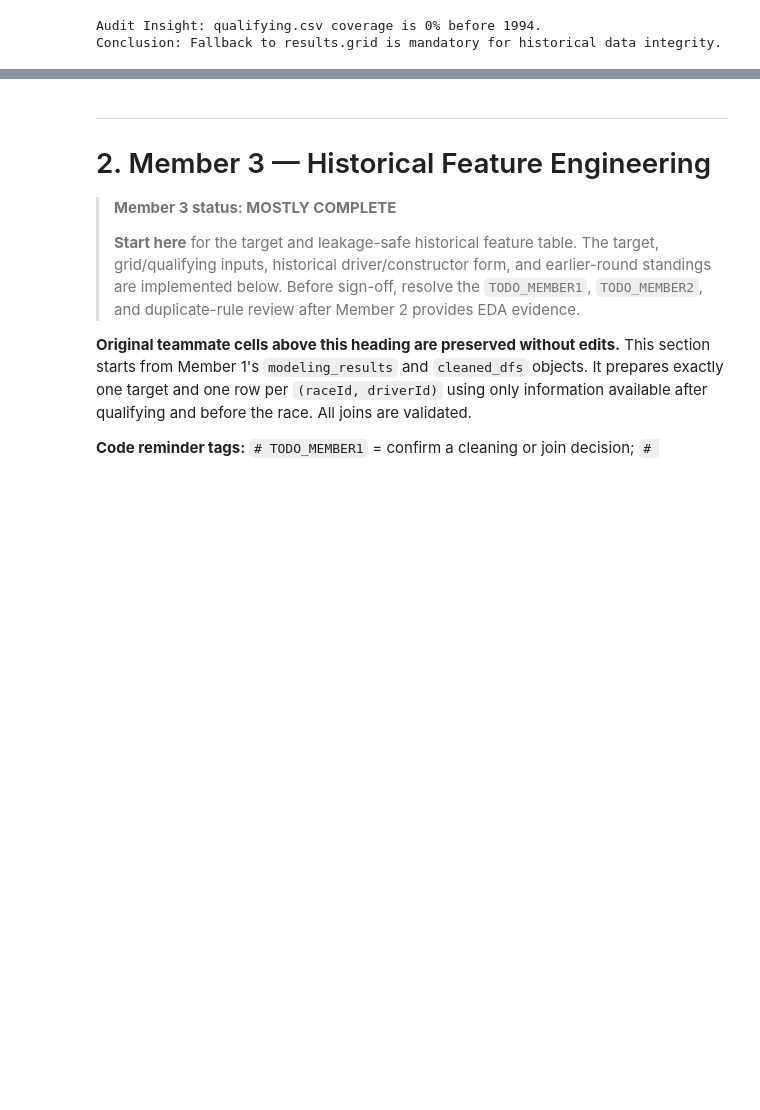
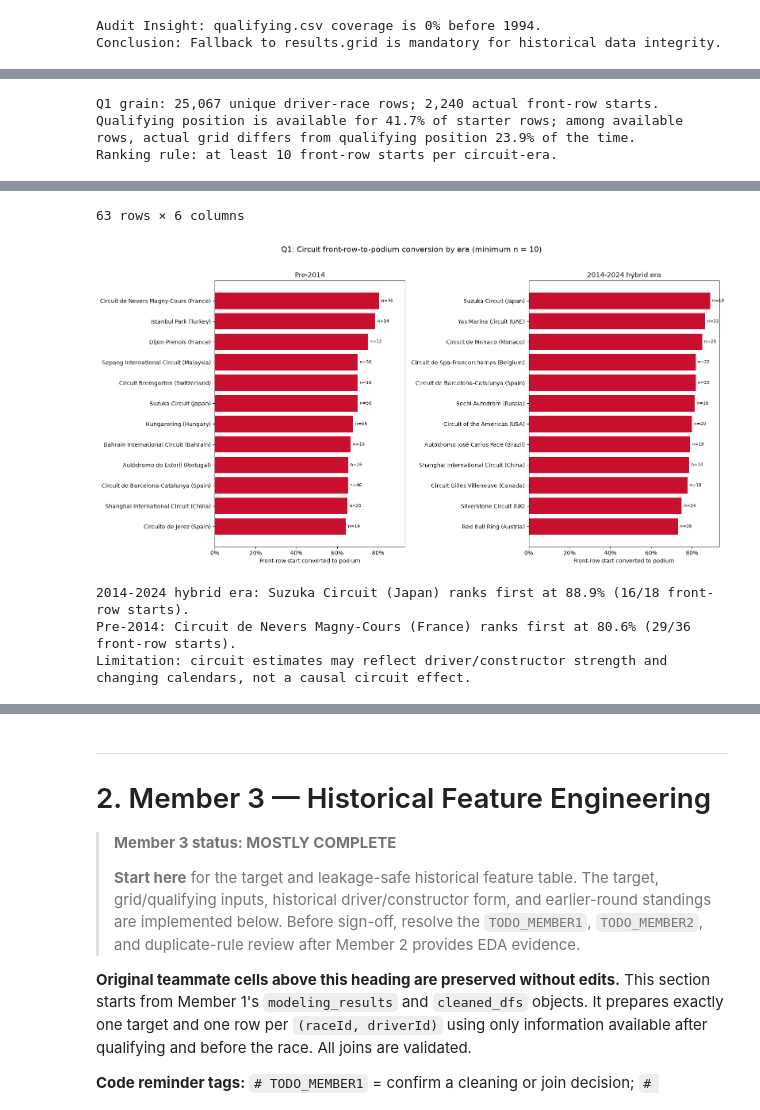
Before and after one commit to BaheyH/ML_F1_ACL2, a Jupyter notebook: Notebooks/F1_Combined_Members_1_to_4.ipynb, the cells around one changed output, grey strips where cells are left out. Saved outputs shown, nothing was run; the diff lists cells and outputs as text; code cells hidden in the pictures; blank space fills up the shorter version.

Commit message:
finished member 2 tasks

```diff
--- a/Notebooks/F1_Combined_Members_1_to_4.ipynb
+++ b/Notebooks/F1_Combined_Members_1_to_4.ipynb
@@ -826,0 +832,74 @@ For each question, state the tables and join keys, analysis grain, missingness/e
+# %%
+# Q1: circuits that convert actual front-row grid starts into podiums
+assert 'modeling_results' in globals() and 'cleaned_dfs' in globals(), 'Run Member 1 cells first.'
+
+q1_races = cleaned_dfs['races'][['raceId', 'year', 'circuitId']].copy()
+q1_circuits = cleaned_dfs['circuits'][['circuitId', 'name', 'country']].rename(
+    columns={'name': 'circuit_name', 'country': 'circuit_country'}
+)
+q1_qualifying = cleaned_dfs['qualifying'][['raceId', 'driverId', 'position']].copy()
+q1_qualifying['qualifying_position'] = pd.to_numeric(q1_qualifying['position'], errors='coerce')
+q1_qualifying = q1_qualifying.drop(columns='position')
+assert not q1_qualifying.duplicated(['raceId', 'driverId']).any(), 'Qualifying join is not one row per driver-race.'
+
+q1 = (modeling_results
+      .merge(q1_races, on='raceId', how='left', validate='many_to_one')
+      .merge(q1_circuits, on='circuitId', how='left', validate='many_to_one')
+      .merge(q1_qualifying, on=['raceId', 'driverId'], how='left', validate='one_to_one'))
+assert not q1.duplicated(['raceId', 'driverId']).any()
+q1['grid'] = pd.to_numeric(q1['grid'], errors='coerce')
+q1['podium'] = (pd.to_numeric(q1['positionOrder'], errors='raise') <= 3).astype(int)
+q1['era'] = np.where(q1['year'] < 2014, 'Pre-2014', '2014-2024 hybrid era')
+q1['front_row_grid'] = q1['grid'].isin([1, 2])
+q1['front_row_qualifying'] = q1['qualifying_position'].isin([1, 2])
+q1['circuit_label'] = q1['circuit_name'] + ' (' + q1['circuit_country'] + ')'
+
+q1_front_row = q1.loc[q1['front_row_grid']].copy()
+q1_conversion_all = (q1_front_row.groupby(['era', 'circuitId', 'circuit_label'], as_index=False)
+                     .agg(front_row_starts=('podium', 'size'), podiums=('podium', 'sum')))
+q1_conversion_all['podium_conversion_rate'] = q1_conversion_all['podiums'] / q1_conversion_all['front_row_starts']
+MIN_FRONT_ROW_STARTS = 10
+q1_ranking = (q1_conversion_all.loc[lambda d: d['front_row_starts'] >= MIN_FRONT_ROW_STARTS]
+              .sort_values(['era', 'podium_conversion_rate', 'front_row_starts'], ascending=[True, False, False])
+              .copy())
+q1_ranking['rank_within_era'] = q1_ranking.groupby('era')['podium_conversion_rate'].rank(
+    method='dense', ascending=False
+).astype(int)
+
+qualifying_coverage = q1['qualifying_position'].notna().mean()
+q1_grid_qualifying_audit = (q1.loc[q1['qualifying_position'].notna()]
+                            .assign(grid_differs_from_qualifying=lambda d: d['grid'] != d['qualifying_position'])
+                            [['raceId', 'driverId', 'year', 'grid', 'qualifying_position',
+                              'front_row_grid', 'front_row_qualifying', 'grid_differs_from_qualifying']])
+grid_qualifying_difference_rate = q1_grid_qualifying_audit['grid_differs_from_qualifying'].mean()
+
+print(f'Q1 grain: {len(q1):,} unique driver-race rows; {len(q1_front_row):,} actual front-row starts.')
+print(f'Qualifying position is available for {qualifying_coverage:.1%} of starter rows; among available rows, '
+      f'actual grid differs from qualifying position {grid_qualifying_difference_rate:.1%} of the time.')
+print(f'Ranking rule: at least {MIN_FRONT_ROW_STARTS} front-row starts per circuit-era.')
+display(q1_ranking[['era', 'rank_within_era', 'circuit_label', 'front_row_starts', 'podiums',
+                    'podium_conversion_rate']].sort_values(['era', 'rank_within_era', 'circuit_label']))
+
+fig, axes = plt.subplots(1, 2, figsize=(16, 8), sharex=True)
+for ax, era in zip(axes, ['Pre-2014', '2014-2024 hybrid era']):
+    chart = q1_ranking.loc[q1_ranking['era'].eq(era)].nlargest(12, 'podium_conversion_rate').sort_values('podium_conversion_rate')
+    ax.barh(chart['circuit_label'], chart['podium_conversion_rate'], color='#c8102e')
+    ax.set_title(era)
+    ax.set_xlabel('Front-row start converted to podium')
+    ax.xaxis.set_major_formatter(plt.matplotlib.ticker.PercentFormatter(1))
+    for y, (_, row) in enumerate(chart.iterrows()):
+        ax.text(row['podium_conversion_rate'] + 0.01, y, f"n={int(row['front_row_starts'])}", va='center', fontsize=8)
+fig.suptitle('Q1: Circuit front-row-to-podium conversion by era (minimum n = 10)', y=1.02, fontsize=14)
+plt.tight_layout()
+plt.show()
+
+q1_leaders = (q1_ranking.sort_values(['era', 'podium_conversion_rate', 'front_row_starts'], ascending=[True, False, False])
+              .groupby('era', as_index=False).first())
+for _, row in q1_leaders.iterrows():
+    print(f"{row['era']}: {row['circuit_label']} ranks first at {row['podium_conversion_rate']:.1%} "
+          f"({int(row['podiums'])}/{int(row['front_row_starts'])} front-row starts).")
+print('Limitation: circuit estimates may reflect driver/constructor strength and changing calendars, not a causal circuit effect.')
+# %% [output]
+Q1 grain: 25,067 unique driver-race rows; 2,240 actual front-row starts.
+Qualifying position is available for 41.7% of starter rows; among available rows, actual grid differs from qualifying position 23.9% of the time.
+Ranking rule: at least 10 front-row starts per circuit-era.
@@ -826,0 +918,5 @@ For each question, state the tables and join keys, analysis grain, missingness/e
+63 rows × 6 columns
+[figure, added]
+2014-2024 hybrid era: Suzuka Circuit (Japan) ranks first at 88.9% (16/18 front-row starts).
+Pre-2014: Circuit de Nevers Magny-Cours (France) ranks first at 80.6% (29/36 front-row starts).
+Limitation: circuit estimates may reflect driver/constructor strength and changing calendars, not a causal circuit effect.
```
Also changed, not shown: parts of 24 cells of this notebook.
